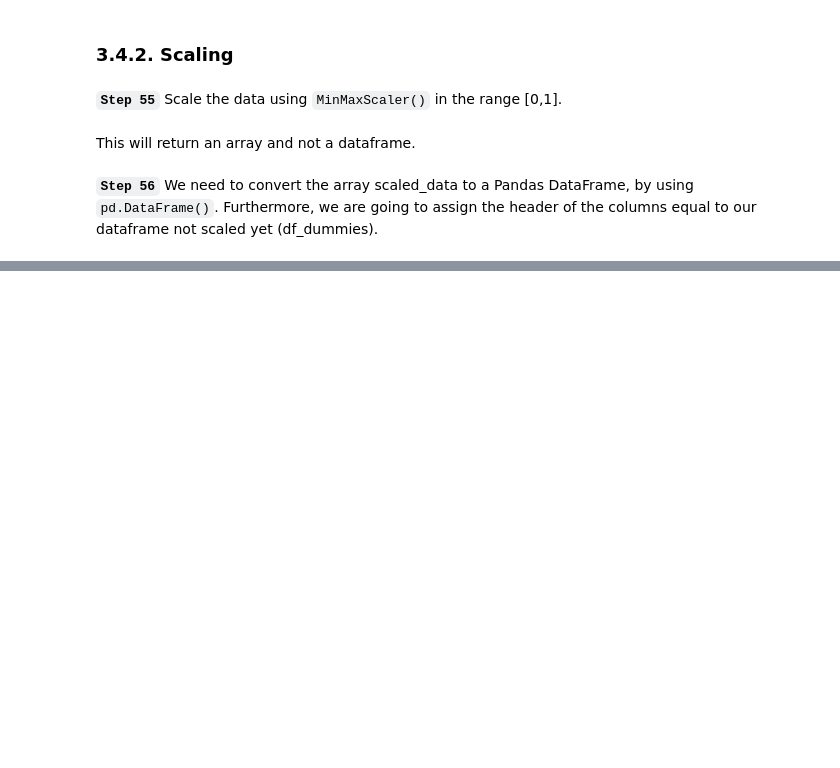
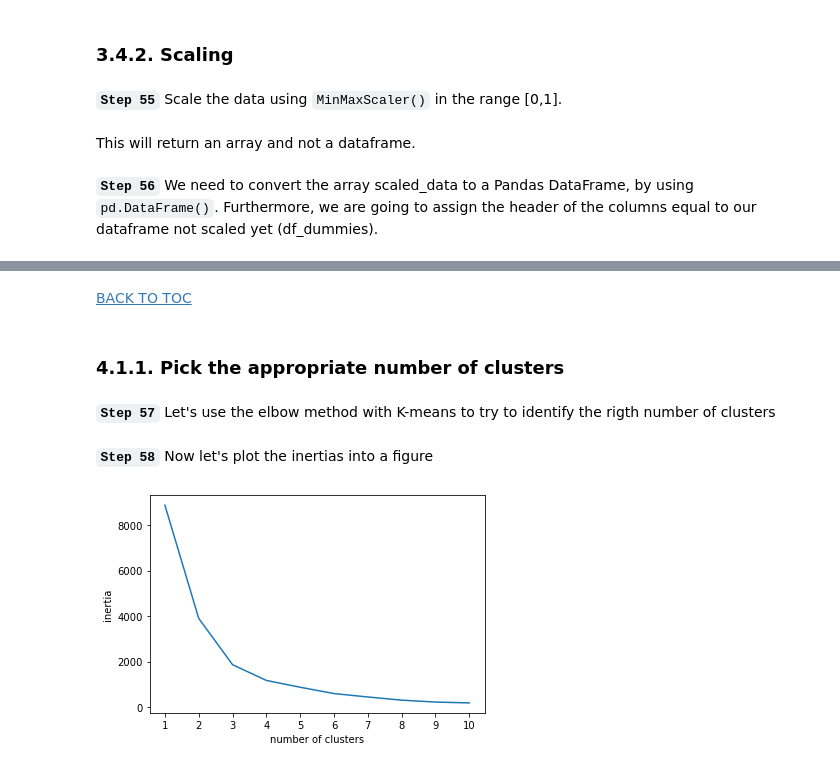
Before and after one commit to Ricardodpalmeida/DSML, a Jupyter notebook: 202122_Cluster_Group04_Notebook.ipynb, the cells around one changed output, grey strips where cells are left out. Saved outputs shown, nothing was run; the diff lists cells and outputs as text; code cells hidden in the pictures; blank space fills up the shorter version.

```diff
--- a/202122_Cluster_Group04_Notebook.ipynb
+++ b/202122_Cluster_Group04_Notebook.ipynb
@@ -1131,8 +1149,8 @@ Name: reception_avg, dtype: float64
 # %% [markdown]
 __`Step 45`__ Create a new variable called `catering_avg`, in which we calculate the average satisfaction level with the variables related with food and bar services: `FoodDrink` and `BarService`.
 # %%
-df['avg_catering'] = (df['FoodDrink'] + df['BarService'])/2
-df['avg_catering'].describe()
+df['Catering'] = (df['FoodDrink'] + df['BarService'])/2
+df['Catering'].describe()
 # %% [output]
 count    15586.000000
 mean         3.095919
@@ -1148,3 +1163,0 @@ __`Setp 47`__ Create a new variable called `key_factors_avg`, in which we calcul
-# %%
-df['avg_key_factors'] = (df['Location'] + df['PriceQuality'])/2
-df['avg_key_factors'].describe()
@@ -1324,0 +1361,3 @@ dft_cleaned['Year_Birth'][dft['Year_Birth'].isna()]
+# %%
+customer = scaled_df[['Age', 'TypeTravel_leisure', 'RoomType_single', 'RoomType_suite']]
+customer
@@ -1324,0 +1378,28 @@ dft_cleaned['Year_Birth'][dft['Year_Birth'].isna()]
+# %% [markdown]
+[BACK TO TOC](#toc)
+# %% [markdown]
+<a id='clusters1'></a>
+
+### 4.1.1. Pick the appropriate number of clusters
+# %% [markdown]
+__`Step 57`__ Let's use the elbow method with K-means to try to identify the rigth number of clusters
+# %%
+from sklearn.cluster import KMeans
+
+ks = range(1, 11)
+inertias = []
+
+for k in ks:
+    model = KMeans(n_clusters=k)
+    model.fit(customer)
+    inertias.append(model.inertia_)
+# %% [markdown]
+__`Step 58`__ Now let's plot the inertias into a figure
+# %%
+plt.plot(ks, inertias)
+plt.xlabel('number of clusters')
+plt.ylabel('inertia')
+plt.xticks(ks)
+plt.show()
+# %% [output]
+[figure, added]
```
Also changed, not shown: parts of 171 cells of this notebook, 7 other files.
